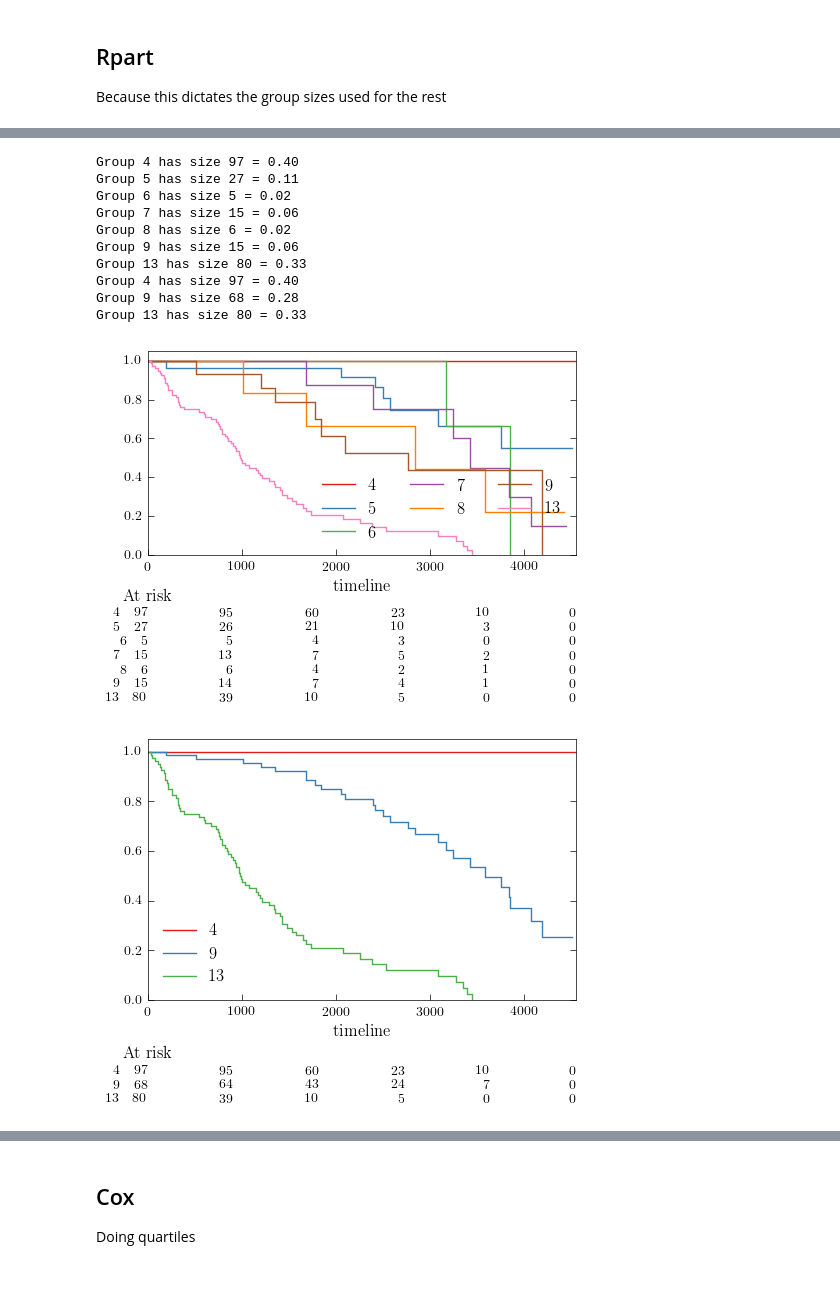
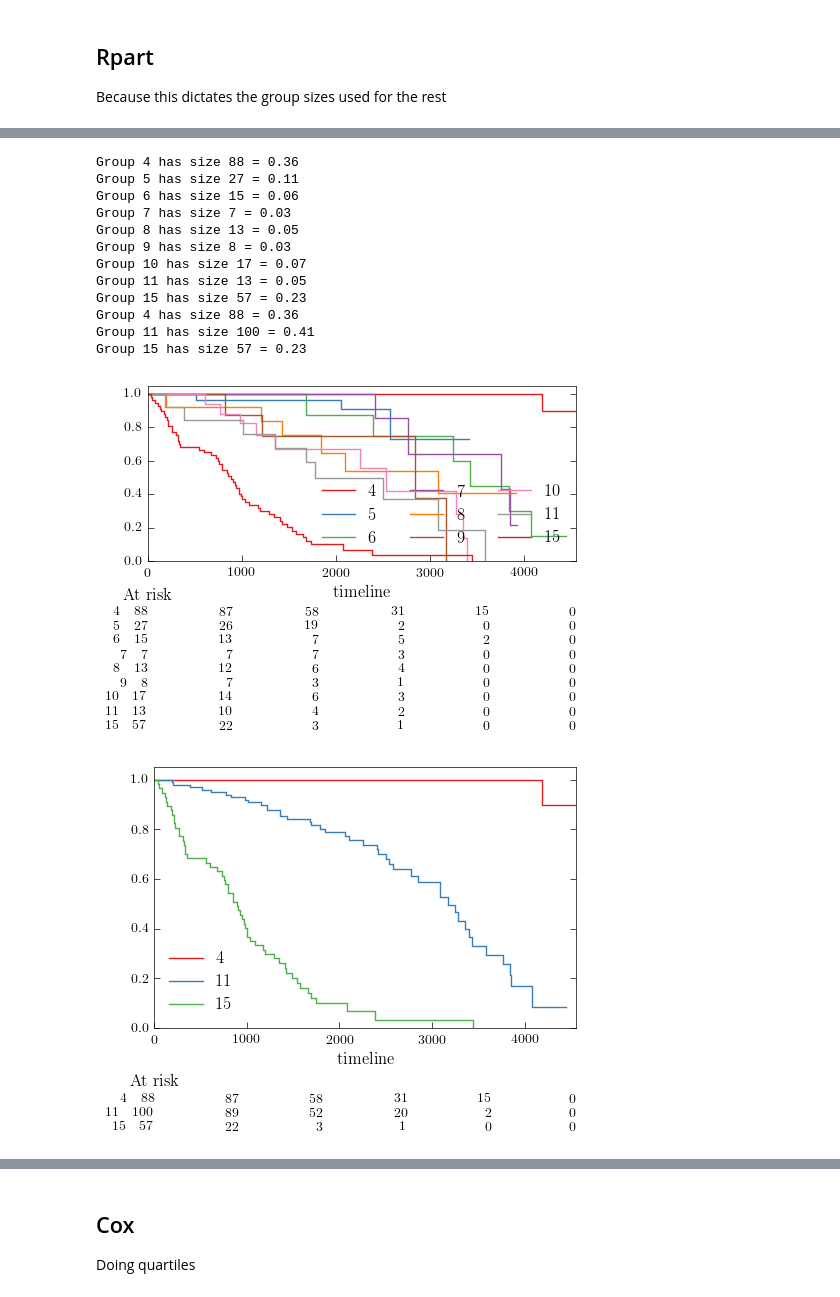
Before and after one commit to spacecowboy/article-annriskgroups-source, a Jupyter notebook: TestData.ipynb, the cells around one changed output, grey strips where cells are left out. Saved outputs shown, nothing was run; the diff lists cells and outputs as text; code cells hidden in the pictures.

Commit message:
Preparing for test runs
Signed-off-by: Jonas Kalderstam <jonas@kalderstam.se>

```diff
--- a/TestData.ipynb
+++ b/TestData.ipynb
@@ -74,4 +42,19 @@ colon 0.30 0.31
 # %%
+from pysurvival.rpart import RPartModel
+
+# Save values for later here
+rpart_trn_preds = {}
+rpart_test_preds =  {}
+group_sizes = {}
+
+# Default values in rpart actually
+rpart_kwargs = dict(highlim=0.1,
+                    lowlim=0.1,
+                    minsplit=20,
+                    minbucket=None,
+                    xval=3,
+                    cp=0.01)
+
 def show_rpart(trn, rm=None, joinmid=False):
     '''
     By default, the implementation will join non-significantly different
@@ -81,7 +64,7 @@ def show_rpart(trn, rm=None, joinmid=False):
     '''
     if rm is None:
         # Low limits so we don't merge significantly different groups yet
-        rm = RPartModel(highlim=0.05, lowlim=0.05, minbucket=5)
+        rm = RPartModel(**rpart_kwargs)
         rm.fit(trn, trn.columns[0], trn.columns[1])
 
     preds = rm.predict(trn)
@@ -129,25 +112,34 @@ def show_rpart(trn, rm=None, joinmid=False):
 # %%
 name = 'pbc'
 trn, test = datasets[name]
 rm = show_rpart(trn)
 # PBC finds reasonable groups without merging non-significant groups
+up = np.unique(rm.predict(trn))
+#rm._high.append(up[-2])
+#print("High risk groups:", rm._high)
 show_rpart(trn, rm, joinmid=True)
 
-rpart_trn_preds[name] = rm.predict_classes(trn)
+preds = rm.predict_classes(trn)
+rpart_trn_preds[name] = preds
 rpart_test_preds[name] = rm.predict_classes(test)
+
+group_sizes[name] = (int(np.sum(preds == 'high')),
+                     int(np.sum(preds == 'low')))
 # %% [output]
-Group 4 has size 97 = 0.40
+Group 4 has size 88 = 0.36
 Group 5 has size 27 = 0.11
-Group 6 has size 5 = 0.02
-Group 7 has size 15 = 0.06
-Group 8 has size 6 = 0.02
-Group 9 has size 15 = 0.06
-Group 13 has size 80 = 0.33
-Group 4 has size 97 = 0.40
-Group 9 has size 68 = 0.28
-Group 13 has size 80 = 0.33
+Group 6 has size 15 = 0.06
+Group 7 has size 7 = 0.03
+Group 8 has size 13 = 0.05
+Group 9 has size 8 = 0.03
+Group 10 has size 17 = 0.07
+Group 11 has size 13 = 0.05
+Group 15 has size 57 = 0.23
+Group 4 has size 88 = 0.36
+Group 11 has size 100 = 0.41
+Group 15 has size 57 = 0.23
-[figure, old version]
+[figure, new version]
-[figure, old version]
+[figure, new version]
 # %%
 name = 'lung'
 trn, test = datasets[name]
```
Also changed, not shown: parts of 9 cells of this notebook, 9 other files.
